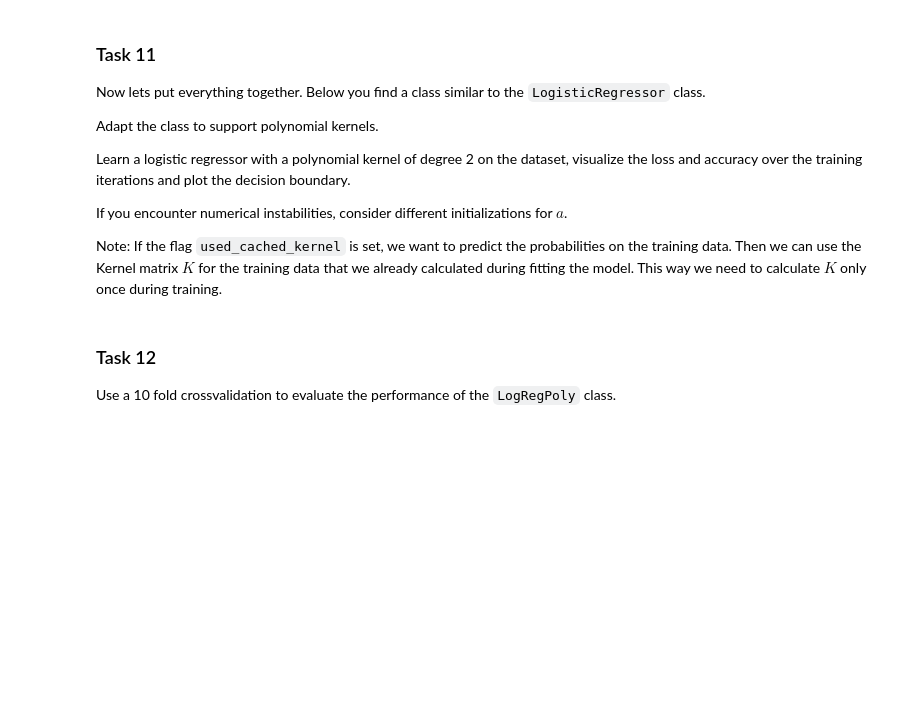
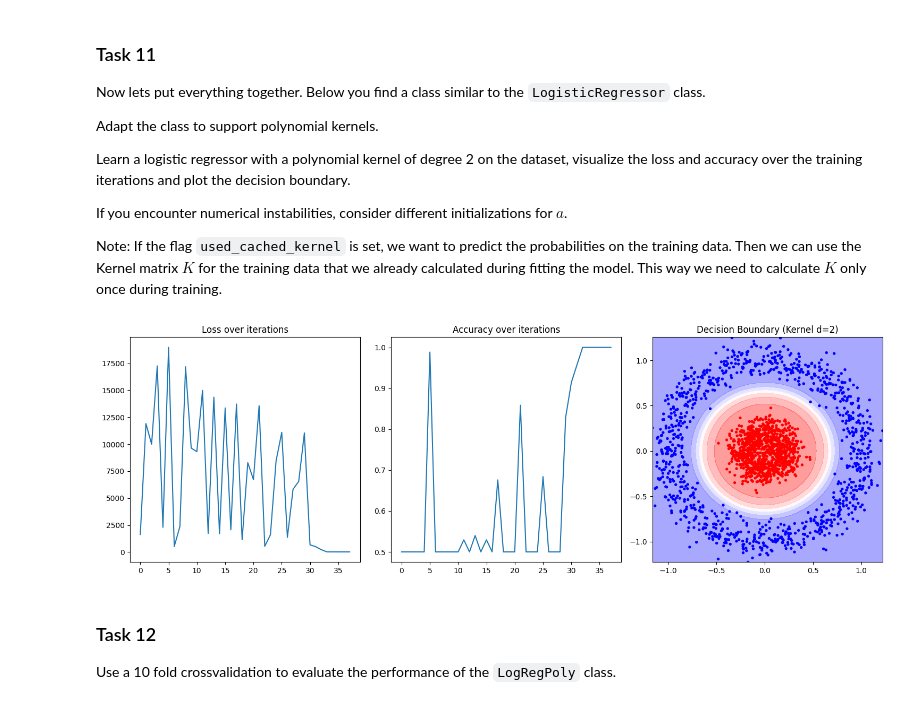
Before and after one commit to MherMnatsakanyan03/algorithmische_grundlagen_ml_LAB, a Jupyter notebook: tasks/09_Kernels/09_Kernels.ipynb, the cells around one changed output. Drawn from its saved outputs; the diff is of its cells as text; code cells hidden in the pictures; blank space fills up the shorter version.

```diff
--- a/tasks/09_Kernels/09_Kernels.ipynb
+++ b/tasks/09_Kernels/09_Kernels.ipynb
@@ -437,20 +483,48 @@ def fAndG_poly(K: npt.NDArray[np.float64], a: npt.NDArray[np.float64], c: float,
         Loss at a (scalar) and gradient of the loss wrt. a, shape (n_samples,).
     """
 
-    # TODO: copy & paste function body from downloaded code
-    pass
+    assert isinstance(K, np.ndarray)
+    dim = K.shape
+    assert len(dim) == 2
+    K_rows = dim[0]
+    K_cols = dim[1]
+    assert isinstance(a, np.ndarray)
+    dim = a.shape
+    assert len(dim) == 1
+    a_rows = dim[0]
+    if isinstance(c, np.ndarray):
+        dim = c.shape
+        assert dim == (1, )
+    assert isinstance(y, np.ndarray)
+    dim = y.shape
+    assert len(dim) == 1
+    y_rows = dim[0]
+    assert K_rows == a_rows == y_rows
+    assert K_rows == a_rows == K_cols
+    assert y_rows == K_rows == a_rows == K_cols
+
+    t_0 = (K).dot(a)
+    t_1 = np.exp(-(y * t_0))
+    t_2 = (np.ones(K_rows) + t_1)
+    functionValue = (np.sum(np.log(t_2)) + (c * (a).dot(t_0)))
+    gradient = (((c * t_0) - (K.T).dot(((t_1 * y) / t_2))) +
+                (c * (K.T).dot(a)))
+
+    return functionValue, gradient
 
 
 # assertions
 test_kernel_matrix = np.array([[3.7844177012259865, 0.7891196584397753, 0.9029368253328784],
-                          [0.7891196584397753, 1.0456359627092107, 0.9634124453522385],
-                          [0.9029368253328784, 0.9634124453522385, 1.136054990935599]])
+                               [0.7891196584397753, 1.0456359627092107,
+                                   0.9634124453522385],
+                               [0.9029368253328784, 0.9634124453522385, 1.136054990935599]])
 test_a = np.array([0.36550651, 0.2750498, 0.57661826])
 test_c = 0.001
 test_y = np.array([-1, 1, 1])
 loss, gradient = fAndG_poly(test_kernel_matrix, test_a, test_c, test_y)
 assert np.isclose(loss, 2.7674497328693235, 0.001)
-assert np.allclose(gradient, np.array([2.989908913027514, 0.2373421163827483, 0.3208161644797845]))
+assert np.allclose(gradient, np.array(
+    [2.989908913027514, 0.2373421163827483, 0.3208161644797845]))
 # %% [markdown]
 ### Task 11
 
@@ -610,34 +684,37 @@ class PolynomialLogisticRegressor(BaseEstimator):
             if len(self.losses) > 1 and abs(self.losses[-1] - self.losses[-2]) < self.epsilon:
                 break
 
         return self
 
 
 # Initialize and fit the regressor
 poly_model = PolynomialLogisticRegressor(
     compute_loss_and_gradient=fAndG_poly,
     degree=2,
     regularization_parameter=0.01,
     learn_rate=1e-5,
     max_iterations=2000
 )
 poly_model.fit(x, y)
 
 # Plot accuracy, loss and decision boundary
 fig, axes = plt.subplots(1, 3, figsize=(15, 5))
 
 axes[0].plot(poly_model.losses)
 axes[0].set_title("Loss over iterations")
 
 axes[1].plot(poly_model.accuracies)
 axes[1].set_title("Accuracy over iterations")
 
 # Use wrapper lambda to invoke custom prediction signature with correctly supplied defaults
-utils.plot_decision_boundary(x, y == 1, lambda x_mesh: poly_model.probability(x_mesh, used_cached_kernel=False), ax=axes[2])
+utils.plot_decision_boundary(x, y == 1, lambda x_mesh: poly_model.probability(
+    x_mesh, used_cached_kernel=False), ax=axes[2])
 axes[2].set_title("Decision Boundary (Kernel d=2)")
 
 plt.tight_layout()
 plt.show()
+# %% [output]
+[figure, added]
 # %% [markdown]
 ### Task 12
 
```
Also changed, not shown: parts of 10 cells of this notebook.
